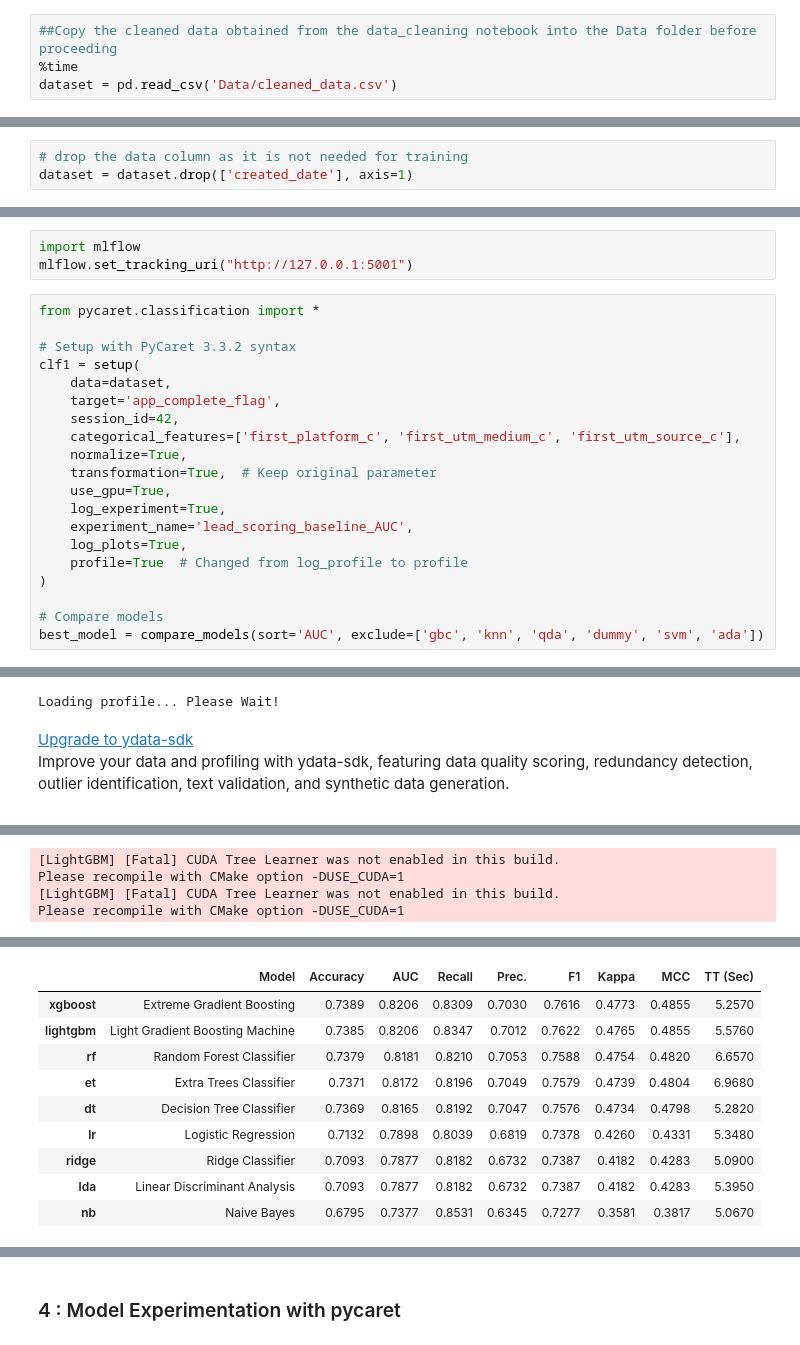
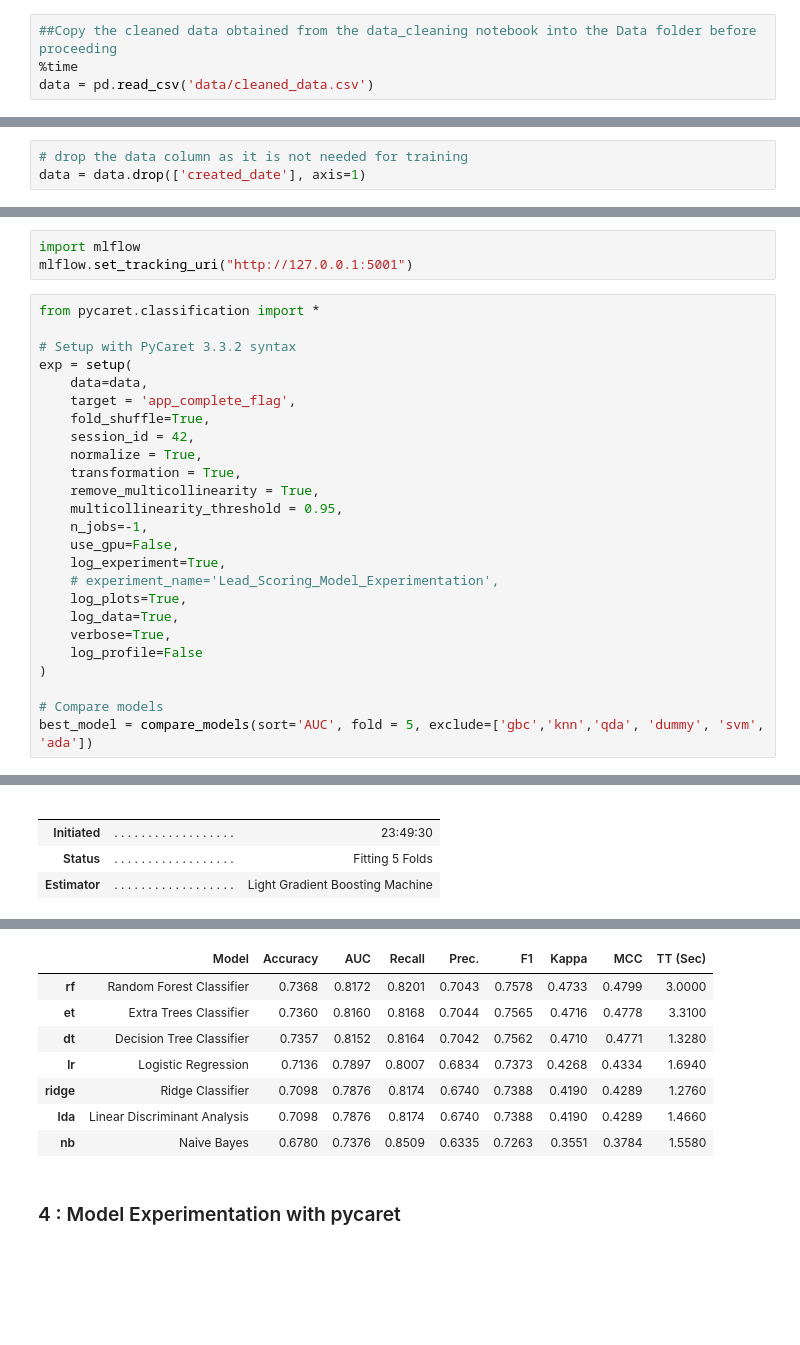
Before and after one commit to mohiteamit/upGrad-Codepro-Lead-Scoring-MLOps, a Jupyter notebook: notebooks/02.model_experimentation.ipynb, the cells around one changed output, grey strips where cells are left out. Drawn from its saved outputs; the diff is of its cells as text; blank space fills up the shorter version.

Commit message:
model-experiment notebook

```diff
--- a/notebooks/02.model_experimentation.ipynb
+++ b/notebooks/02.model_experimentation.ipynb
@@ -16,5 +16,5 @@ from pycaret.classification import *
 # %%
 ##Copy the cleaned data obtained from the data_cleaning notebook into the Data folder before proceeding
 %time
-dataset = pd.read_csv('Data/cleaned_data.csv')
+data = pd.read_csv('data/cleaned_data.csv')
 # %% [output]
@@ -31,5 +31,5 @@ dataset.head()
 | 4 | 2021-07-01 00:28:38 | 1.0 | Level3 | Level0 | Level0 | ... |
 # %%
 # drop the data column as it is not needed for training
-dataset = dataset.drop(['created_date'], axis=1)
+data = data.drop(['created_date'], axis=1)
 # %%
@@ -127,20 +131,25 @@ mlflow.set_tracking_uri("http://127.0.0.1:5001")
 from pycaret.classification import *
 
 # Setup with PyCaret 3.3.2 syntax
-clf1 = setup(
-    data=dataset,
-    target='app_complete_flag',
-    session_id=42,
-    categorical_features=['first_platform_c', 'first_utm_medium_c', 'first_utm_source_c'],
-    normalize=True,
-    transformation=True,  # Keep original parameter
-    use_gpu=True,
+exp = setup(
+    data=data,
+    target = 'app_complete_flag',
+    fold_shuffle=True,
+    session_id = 42,
+    normalize = True,
+    transformation = True,
+    remove_multicollinearity = True,
+    multicollinearity_threshold = 0.95,
+    n_jobs=-1,
+    use_gpu=False,
     log_experiment=True,
-    experiment_name='lead_scoring_baseline_AUC',
+    # experiment_name='Lead_Scoring_Model_Experimentation',
     log_plots=True,
-    profile=True  # Changed from log_profile to profile
+    log_data=True,
+    verbose=True,
+    log_profile=False
 )
 
 # Compare models
-best_model = compare_models(sort='AUC', exclude=['gbc', 'knn', 'qda', 'dummy', 'svm', 'ada'])
+best_model = compare_models(sort='AUC', fold = 5, exclude=['gbc','knn','qda', 'dummy', 'svm', 'ada'])
 # %% [output]
@@ -210,3 +173,0 @@ Please recompile with CMake option -DUSE_CUDA=1
-Loading profile... Please Wait!
-Upgrade to ydata-sdk
-Improve your data and profiling with ydata-sdk, featuring data quality scoring, redundancy detection, outlier identification, text validation, and synthetic data generation.
@@ -229,4 +173,0 @@ Improve your data and profiling with ydata-sdk, featuring data quality scoring,
-[LightGBM] [Fatal] CUDA Tree Learner was not enabled in this build.
-Please recompile with CMake option -DUSE_CUDA=1
-[LightGBM] [Fatal] CUDA Tree Learner was not enabled in this build.
-Please recompile with CMake option -DUSE_CUDA=1
@@ -234,10 +174,5 @@ Please recompile with CMake option -DUSE_CUDA=1
-|  | Model | Accuracy | AUC | Recall | Prec. | F1 | Kappa | MCC | TT (Sec) |
-| xgboost | Extreme Gradient Boosting | 0.7389 | 0.8206 | 0.8309 | 0.7030 | 0.7616 | 0.4773 | 0.4855 | 5.2570 |
-| lightgbm | Light Gradient Boosting Machine | 0.7385 | 0.8206 | 0.8347 | 0.7012 | 0.7622 | 0.4765 | 0.4855 | 5.5760 |
-| rf | Random Forest Classifier | 0.7379 | 0.8181 | 0.8210 | 0.7053 | 0.7588 | 0.4754 | 0.4820 | 6.6570 |
-| et | Extra Trees Classifier | 0.7371 | 0.8172 | 0.8196 | 0.7049 | 0.7579 | 0.4739 | 0.4804 | 6.9680 |
-| dt | Decision Tree Classifier | 0.7369 | 0.8165 | 0.8192 | 0.7047 | 0.7576 | 0.4734 | 0.4798 | 5.2820 |
-| lr | Logistic Regression | 0.7132 | 0.7898 | 0.8039 | 0.6819 | 0.7378 | 0.4260 | 0.4331 | 5.3480 |
-| ridge | Ridge Classifier | 0.7093 | 0.7877 | 0.8182 | 0.6732 | 0.7387 | 0.4182 | 0.4283 | 5.0900 |
-| lda | Linear Discriminant Analysis | 0.7093 | 0.7877 | 0.8182 | 0.6732 | 0.7387 | 0.4182 | 0.4283 | 5.3950 |
-| nb | Naive Bayes | 0.6795 | 0.7377 | 0.8531 | 0.6345 | 0.7277 | 0.3581 | 0.3817 | 5.0670 |
+|  |  |  |
+|  |  |  |
+| Initiated | . . . . . . . . . . . . . . . . . . | 23:49:30 |
+| Status | . . . . . . . . . . . . . . . . . . | Fitting 5 Folds |
+| Estimator | . . . . . . . . . . . . . . . . . . | Light Gradient Boosting Machine |
@@ -245,3 +179,11 @@ Please recompile with CMake option -DUSE_CUDA=1
+|  | Model | Accuracy | AUC | Recall | Prec. | F1 | Kappa | MCC | TT (Sec) |
+| rf | Random Forest Classifier | 0.7368 | 0.8172 | 0.8201 | 0.7043 | 0.7578 | 0.4733 | 0.4799 | 3.0000 |
+| et | Extra Trees Classifier | 0.7360 | 0.8160 | 0.8168 | 0.7044 | 0.7565 | 0.4716 | 0.4778 | 3.3100 |
+| dt | Decision Tree Classifier | 0.7357 | 0.8152 | 0.8164 | 0.7042 | 0.7562 | 0.4710 | 0.4771 | 1.3280 |
+| lr | Logistic Regression | 0.7136 | 0.7897 | 0.8007 | 0.6834 | 0.7373 | 0.4268 | 0.4334 | 1.6940 |
+| ridge | Ridge Classifier | 0.7098 | 0.7876 | 0.8174 | 0.6740 | 0.7388 | 0.4190 | 0.4289 | 1.2760 |
+| lda | Linear Discriminant Analysis | 0.7098 | 0.7876 | 0.8174 | 0.6740 | 0.7388 | 0.4190 | 0.4289 | 1.4660 |
+| nb | Naive Bayes | 0.6780 | 0.7376 | 0.8509 | 0.6335 | 0.7263 | 0.3551 | 0.3784 | 1.5580 |
 # %% [markdown]
 ### 4 : Model Experimentation with pycaret
 # %%
```
Also changed, not shown: parts of 8 cells of this notebook.
